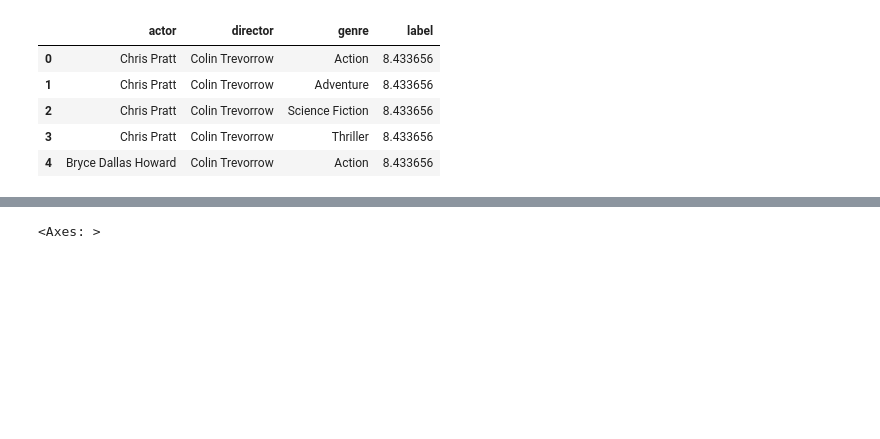
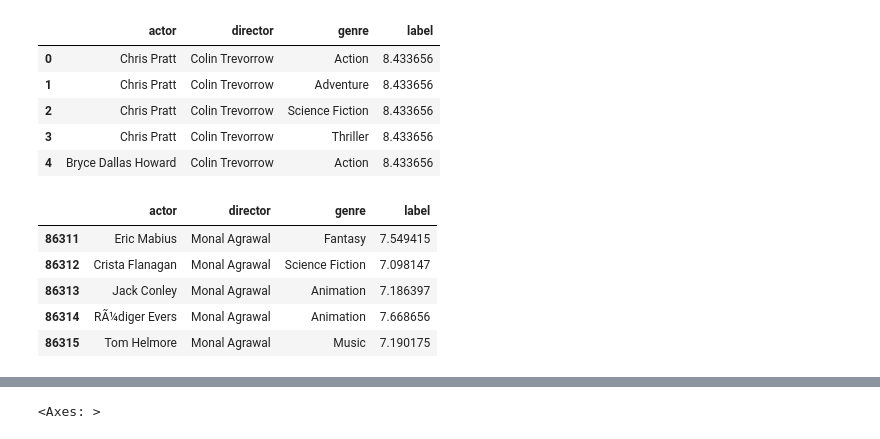
Before and after one commit to Entro01/ML, a Jupyter notebook: hit-or-flop.ipynb, the cells around one changed output, grey strips where cells are left out. Saved outputs shown, nothing was run; the diff lists cells and outputs as text; code cells hidden in the pictures; blank space fills up the shorter version.

```diff
--- a/hit-or-flop.ipynb
+++ b/hit-or-flop.ipynb
@@ -422,6 +449,15 @@ df.head()
 import pandas as pd
 
 df.to_csv('output.csv', index=False)
+# %%
+df.tail()
+# %% [output]
+|  | actor | director | genre | label |
+| 86311 | Eric Mabius | Monal Agrawal | Fantasy | 7.549415 |
+| 86312 | Crista Flanagan | Monal Agrawal | Science Fiction | 7.098147 |
+| 86313 | Jack Conley | Monal Agrawal | Animation | 7.186397 |
+| 86314 | RÃ¼diger Evers | Monal Agrawal | Animation | 7.668656 |
+| 86315 | Tom Helmore | Monal Agrawal | Music | 7.190175 |
 # %%
 df.shape
 # %% [output]
```
Also changed, not shown: parts of 8 cells of this notebook.
